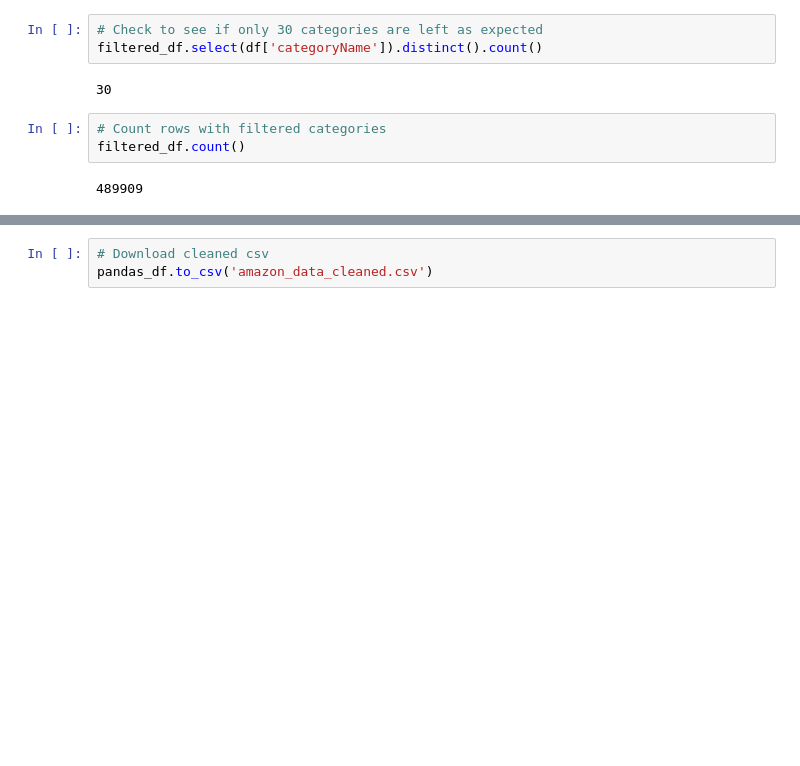
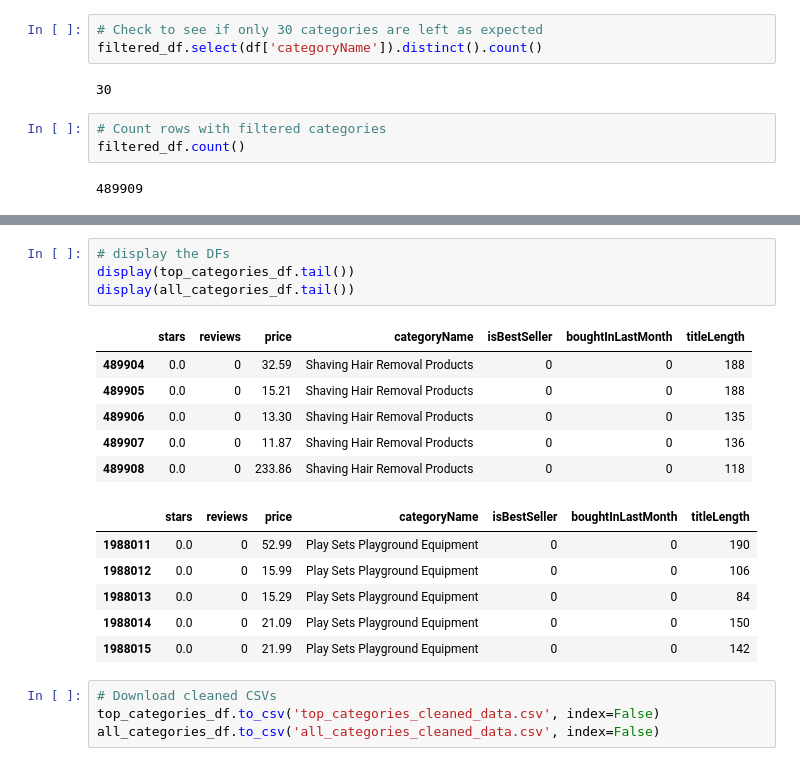
Before and after one commit to Saiyara98/PROJECT-4-, a Jupyter notebook: data_preprocessing_amazon.ipynb, the cells around one changed output, grey strips where cells are left out. Saved outputs shown, nothing was run; the diff lists cells and outputs as text; blank space fills up the shorter version.

```diff
--- a/data_preprocessing_amazon.ipynb
+++ b/data_preprocessing_amazon.ipynb
@@ -265,3 +299,21 @@ pandas_df.head()
+# %%
+# display the DFs
+display(top_categories_df.tail())
+display(all_categories_df.tail())
+# %% [output]
+|  | stars | reviews | price | categoryName | isBestSeller | boughtInLastMonth | titleLength |
+| 489904 | 0.0 | 0 | 32.59 | Shaving Hair Removal Products | 0 | 0 | 188 |
+| 489905 | 0.0 | 0 | 15.21 | Shaving Hair Removal Products | 0 | 0 | 188 |
+| 489906 | 0.0 | 0 | 13.30 | Shaving Hair Removal Products | 0 | 0 | 135 |
+| 489907 | 0.0 | 0 | 11.87 | Shaving Hair Removal Products | 0 | 0 | 136 |
+| 489908 | 0.0 | 0 | 233.86 | Shaving Hair Removal Products | 0 | 0 | 118 |
+|  | stars | reviews | price | categoryName | isBestSeller | boughtInLastMonth | titleLength |
+| 1988011 | 0.0 | 0 | 52.99 | Play Sets Playground Equipment | 0 | 0 | 190 |
+| 1988012 | 0.0 | 0 | 15.99 | Play Sets Playground Equipment | 0 | 0 | 106 |
+| 1988013 | 0.0 | 0 | 15.29 | Play Sets Playground Equipment | 0 | 0 | 84 |
+| 1988014 | 0.0 | 0 | 21.09 | Play Sets Playground Equipment | 0 | 0 | 150 |
+| 1988015 | 0.0 | 0 | 21.99 | Play Sets Playground Equipment | 0 | 0 | 142 |
 # %%
-# Download cleaned csv
-pandas_df.to_csv('amazon_data_cleaned.csv')
+# Download cleaned CSVs
+top_categories_df.to_csv('top_categories_cleaned_data.csv', index=False)
+all_categories_df.to_csv('all_categories_cleaned_data.csv', index=False)
```
Also changed, not shown: parts of 15 cells of this notebook, 3 other files.
